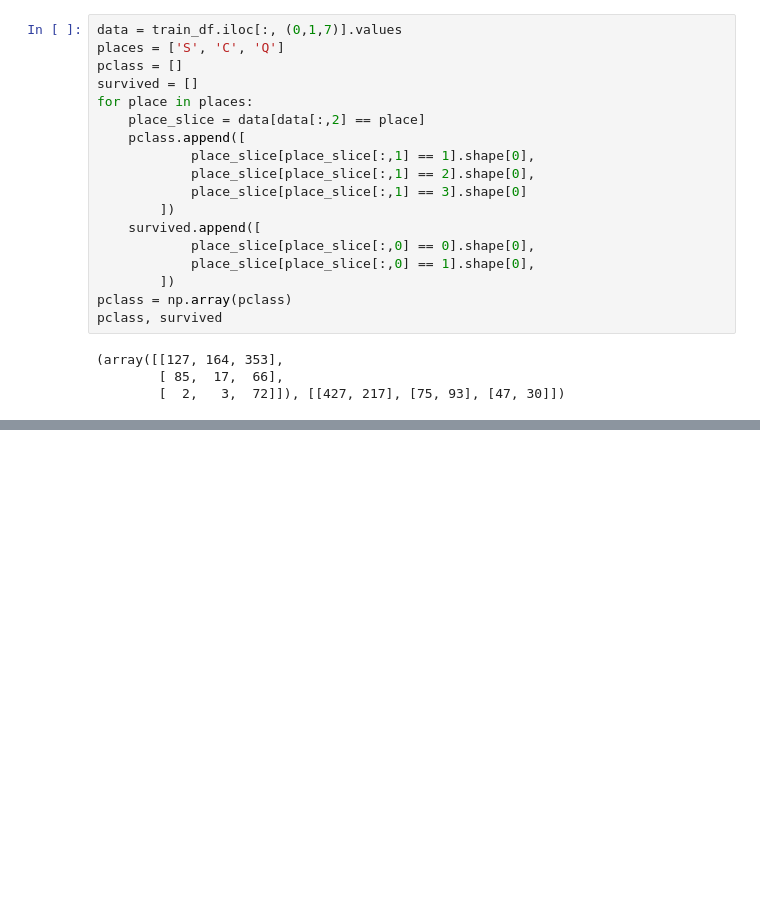
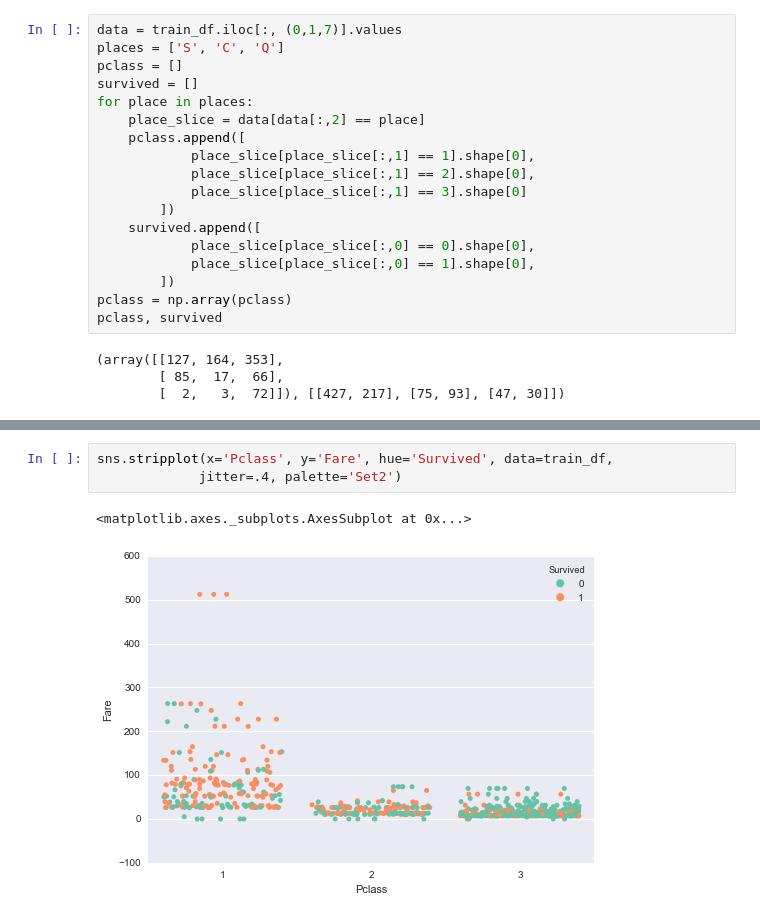
Before and after one commit to chaseWilliams/titanic, a Jupyter notebook: EDA.ipynb, the cells around one changed output, grey strips where cells are left out. Cells and saved outputs as stored; diff of their text form; blank space fills up the shorter version.

Commit message:
added a couple more plots

```diff
--- a/EDA.ipynb
+++ b/EDA.ipynb
@@ -99,2 +115,8 @@ plt.savefig('cities')
 # %% [output]
 [figure]
+# %%
+sns.stripplot(x='Pclass', y='Fare', hue='Survived', data=train_df,
+             jitter=.4, palette='Set2')
+# %% [output]
+<matplotlib.axes._subplots.AxesSubplot at 0x...>
+[figure, added]
```
Also changed, not shown: parts of 3 cells of this notebook.
